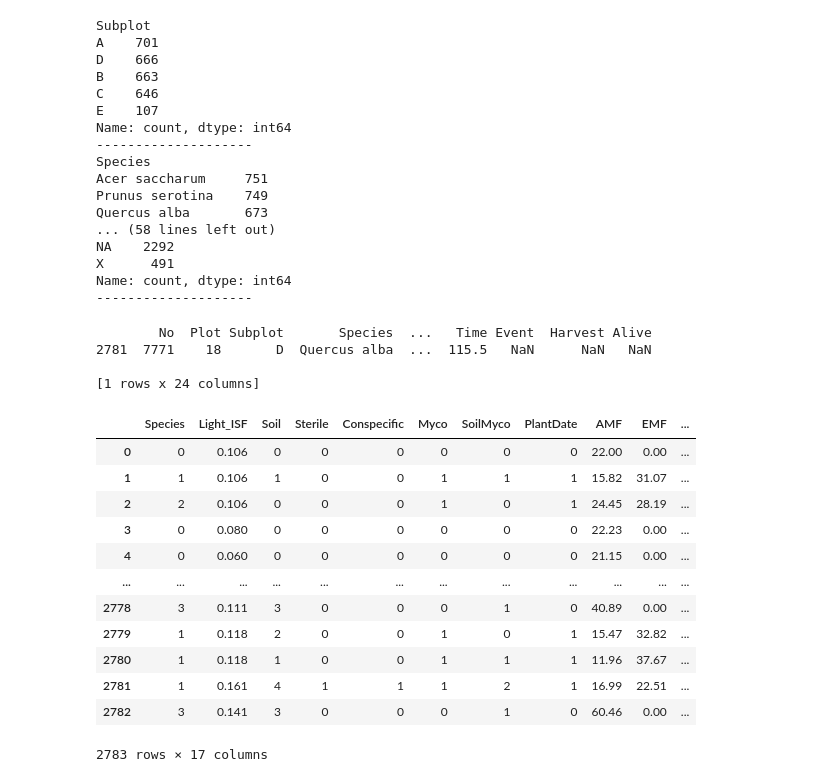
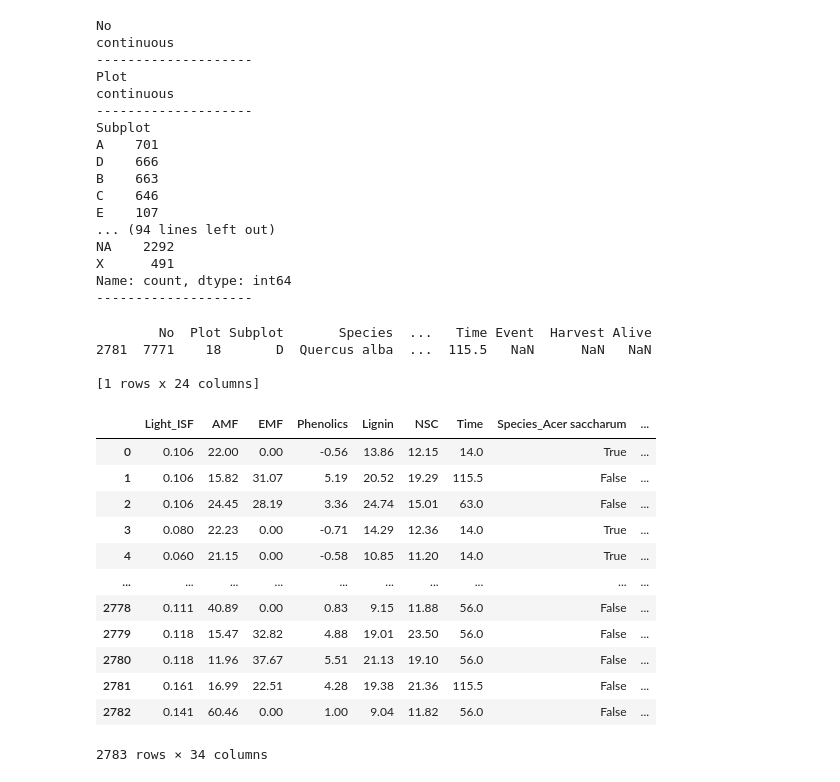
Before and after one commit to SKNetworks-AI19-250818/SKN19-mini-3Team, a Jupyter notebook: run.ipynb, the cells around one changed output. Drawn from its saved outputs; the diff is of its cells as text; code cells hidden in the pictures.

```diff
--- a/run.ipynb
+++ b/run.ipynb
@@ -28,6 +28,23 @@ class DataCheck() :
     # 생성 시 기존 데이터를 넣어둠
     def __init__(self, df) :
         self.raw_df = df
+
+    # continuous한 컬럼과 categorical한 컬럼을 반환
+    @staticmethod
+    def return_cols(df, type, boundary=15) :    # type : ('continuous', 'categorical'), boundary : 두 분류를 결정할 서로 다른 요소의 수
+        cols = []
+        if type == 'continuous' :
+            for col in df.columns:
+                if df[col].nunique(dropna=True) >= boundary :
+                    cols.append(col)
+        elif type == 'categorical' :
+            for col in df.columns:
+                if df[col].nunique(dropna=True) < boundary :
+                    cols.append(col)
+        else :
+            ValueError('Wrong type.')
+
+        return cols
 
     # 정보 출력
     def print_info(self, df = None) :
@@ -46,6 +63,9 @@ class DataCheck() :
 
         for col in df.columns:
             if df[col].nunique(dropna=True) > 15 :  # 각기 다른 값이 15개 이상인 Continuous 한 값들은 출력하지 않음
+                print(col)
+                print('continuous')
+                print("-"*20)
                 continue
 
             value_counts = df[col].fillna("NA").value_counts(dropna=False)  # 결측치는 NA로 처리 후 출력
@@ -276,19 +320,19 @@ memory usage: 521.9+ KB
 
 dc.print_value_counts(df)
 # %% [output]
+No
+continuous
+--------------------
+Plot
+continuous
+--------------------
 Subplot
 A    701
 D    666
 B    663
 C    646
 E    107
-Name: count, dtype: int64
---------------------
-Species
-Acer saccharum     751
-Prunus serotina    749
-Quercus alba       673
-... (58 lines left out)
+... (94 lines left out)
 NA    2292
 X      491
 Name: count, dtype: int64
@@ -303,22 +347,26 @@ print(df[df['Event'].isna()])
 
 [1 rows x 24 columns]
 # %%
-encode = dp.run()
+### 드랍할 컬럼 설정
+drop_cols = ['No', 'Plot','Light_Cat', 'Adult', 'Subplot', 'Core', 'Census']
+dp.set_drop_cols(drop_cols)
+
+encode = dp.run(encoding='onehot')
 display(encode)
 # %% [output]
-|  | Species | Light_ISF | Soil | Sterile | Conspecific | Myco | SoilMyco | PlantDate | AMF | EMF | ... |
-| 0 | 0 | 0.106 | 0 | 0 | 0 | 0 | 0 | 0 | 22.00 | 0.00 | ... |
-| 1 | 1 | 0.106 | 1 | 0 | 0 | 1 | 1 | 1 | 15.82 | 31.07 | ... |
-| 2 | 2 | 0.106 | 0 | 0 | 0 | 1 | 0 | 1 | 24.45 | 28.19 | ... |
-| 3 | 0 | 0.080 | 0 | 0 | 0 | 0 | 0 | 0 | 22.23 | 0.00 | ... |
-| 4 | 0 | 0.060 | 0 | 0 | 0 | 0 | 0 | 0 | 21.15 | 0.00 | ... |
-| ... | ... | ... | ... | ... | ... | ... | ... | ... | ... | ... | ... |
-| 2778 | 3 | 0.111 | 3 | 0 | 0 | 0 | 1 | 0 | 40.89 | 0.00 | ... |
-| 2779 | 1 | 0.118 | 2 | 0 | 0 | 1 | 0 | 1 | 15.47 | 32.82 | ... |
-| 2780 | 1 | 0.118 | 1 | 0 | 0 | 1 | 1 | 1 | 11.96 | 37.67 | ... |
-| 2781 | 1 | 0.161 | 4 | 1 | 1 | 1 | 2 | 1 | 16.99 | 22.51 | ... |
-| 2782 | 3 | 0.141 | 3 | 0 | 0 | 0 | 1 | 0 | 60.46 | 0.00 | ... |
+|  | Light_ISF | AMF | EMF | Phenolics | Lignin | NSC | Time | Species_Acer saccharum | ... |
+| 0 | 0.106 | 22.00 | 0.00 | -0.56 | 13.86 | 12.15 | 14.0 | True | ... |
+| 1 | 0.106 | 15.82 | 31.07 | 5.19 | 20.52 | 19.29 | 115.5 | False | ... |
+| 2 | 0.106 | 24.45 | 28.19 | 3.36 | 24.74 | 15.01 | 63.0 | False | ... |
+| 3 | 0.080 | 22.23 | 0.00 | -0.71 | 14.29 | 12.36 | 14.0 | True | ... |
+| 4 | 0.060 | 21.15 | 0.00 | -0.58 | 10.85 | 11.20 | 14.0 | True | ... |
+| ... | ... | ... | ... | ... | ... | ... | ... | ... | ... |
+| 2778 | 0.111 | 40.89 | 0.00 | 0.83 | 9.15 | 11.88 | 56.0 | False | ... |
+| 2779 | 0.118 | 15.47 | 32.82 | 4.88 | 19.01 | 23.50 | 56.0 | False | ... |
+| 2780 | 0.118 | 11.96 | 37.67 | 5.51 | 21.13 | 19.10 | 56.0 | False | ... |
+| 2781 | 0.161 | 16.99 | 22.51 | 4.28 | 19.38 | 21.36 | 115.5 | False | ... |
+| 2782 | 0.141 | 60.46 | 0.00 | 1.00 | 9.04 | 11.82 | 56.0 | False | ... |
-2783 rows × 17 columns
+2783 rows × 34 columns
 # %%
 display(dp.category_decoding(encode))
 # %% [output]
```
Also changed, not shown: parts of 4 cells of this notebook, 1 other file.
